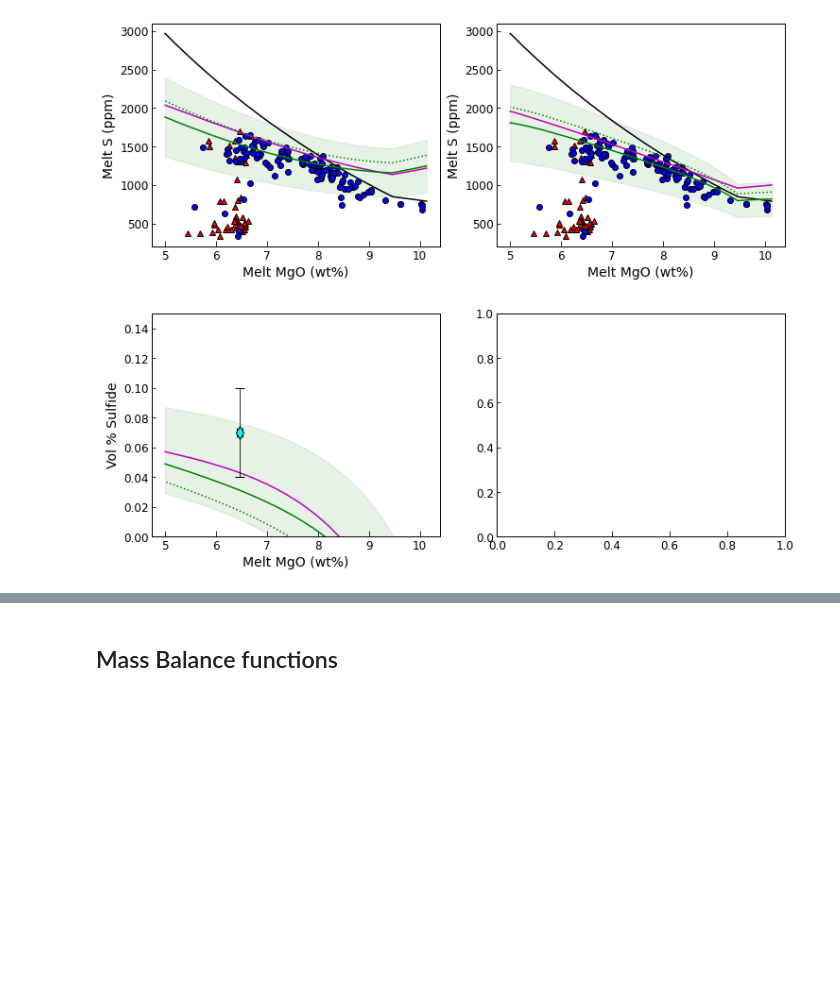
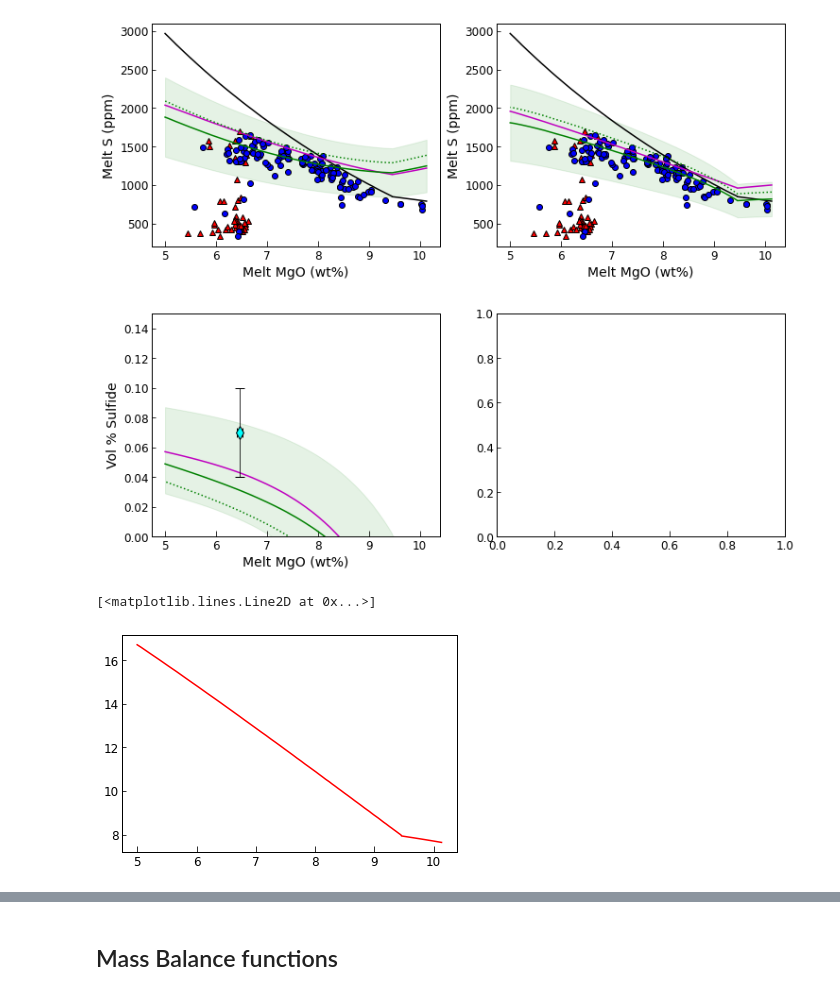
Before and after one commit to PennyWieser/PySulfSat, a Jupyter notebook: docs/Examples/Sulf_Evolution_During_FC/Sulfide_sat_magma_evolution_Iceland.ipynb, the cells around one changed output, grey strips where cells are left out. Drawn from its saved outputs; the diff is of its cells as text; code cells hidden in the pictures; blank space fills up the shorter version.

```diff
--- a/docs/Examples/Sulf_Evolution_During_FC/Sulfide_sat_magma_evolution_Iceland.ipynb
+++ b/docs/Examples/Sulf_Evolution_During_FC/Sulfide_sat_magma_evolution_Iceland.ipynb
@@ -381,3 +393,8 @@ plt.subplots_adjust( hspace=0.3)
 fig.savefig('Sulf_frac.png', dpi=200)
 # %% [output]
 [figure]
+# %%
+plt.plot(Liqs['MgO_Liq'], Liqs['FeOt_Liq'], '-r')
+# %% [output]
+[<matplotlib.lines.Line2D at 0x...>]
+[figure, added]
```
Also changed, not shown: parts of 6 cells of this notebook, 6 other files.
